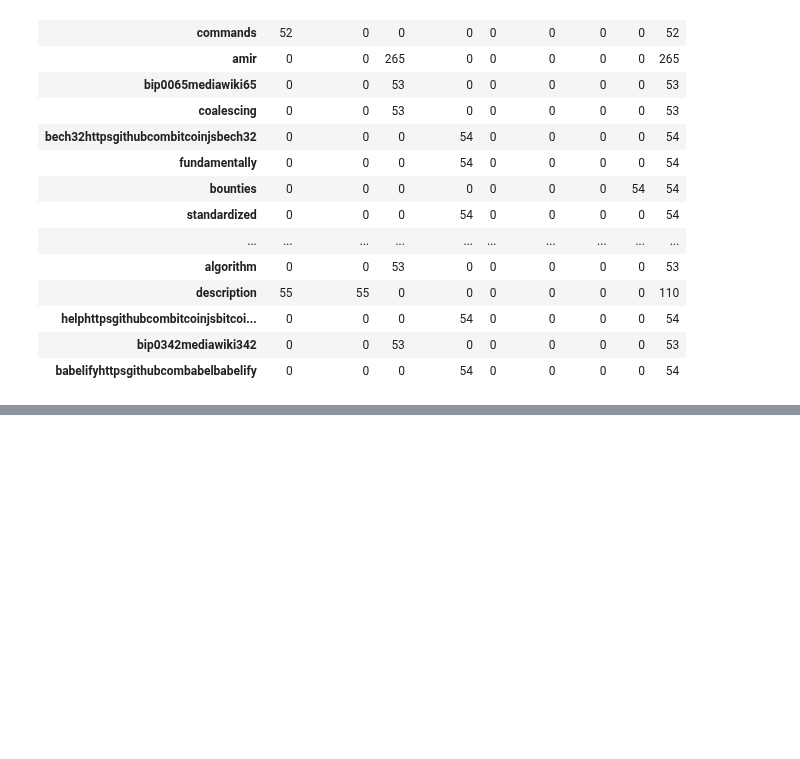
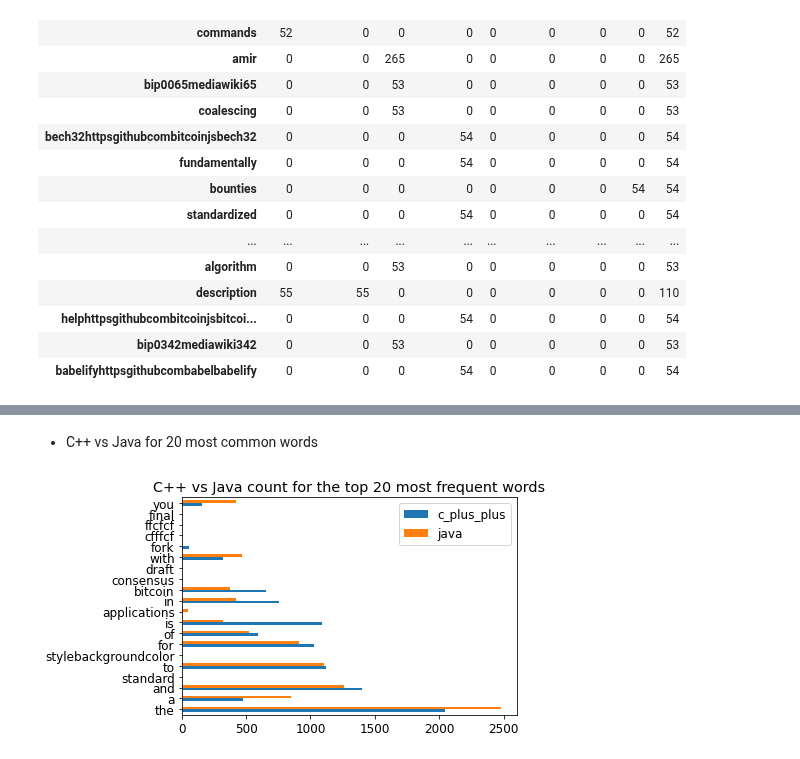
Before and after one commit to TeamAwesomeQuackers/NLP_Project, a Jupyter notebook: Workbooks/Whitaker_Explore_NLP.ipynb, the cells around one changed output, grey strips where cells are left out. Saved outputs shown, nothing was run; the diff lists cells and outputs as text; code cells hidden in the pictures; blank space fills up the shorter version.

```diff
--- a/Workbooks/Whitaker_Explore_NLP.ipynb
+++ b/Workbooks/Whitaker_Explore_NLP.ipynb
@@ -231,0 +240,8 @@ word_counts.sort_values(['java', 'c_plus_plus', 'wiki', 'typescript', 'c', 'asci
+# %% [markdown]
+- C++ vs Java for 20 most common words
+# %%
+plt.rc('font', size=12)
+word_counts.sort_values('all', ascending=False).head(20)[['c_plus_plus', 'java']].plot.barh()
+plt.title('C++ vs Java count for the top 20 most frequent words');
+# %% [output]
+[figure, added]
```
Also changed, not shown: parts of 14 cells of this notebook.
